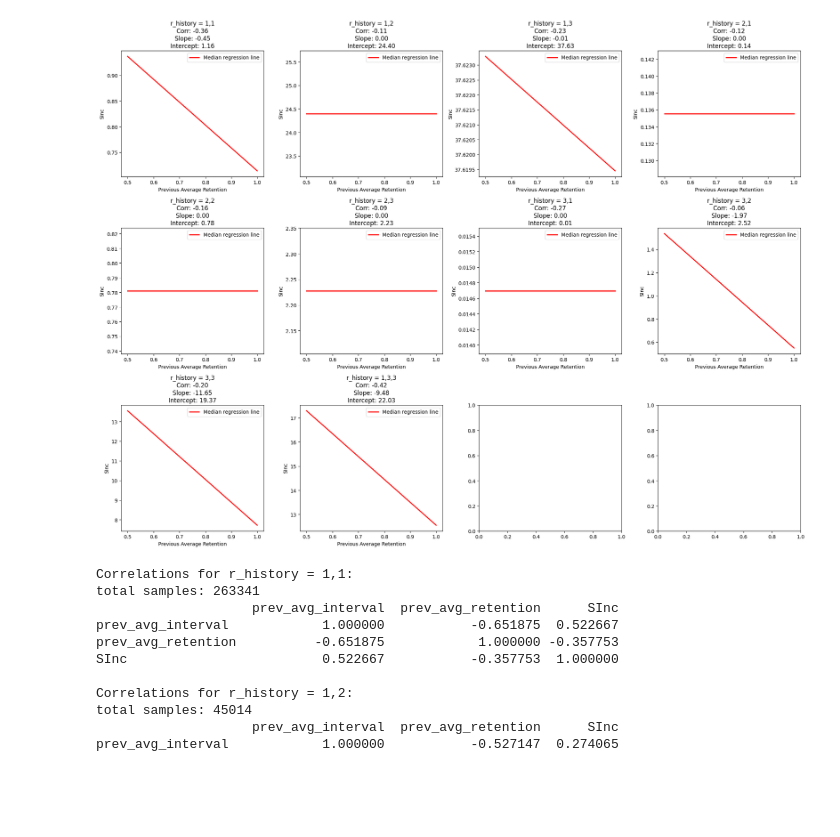
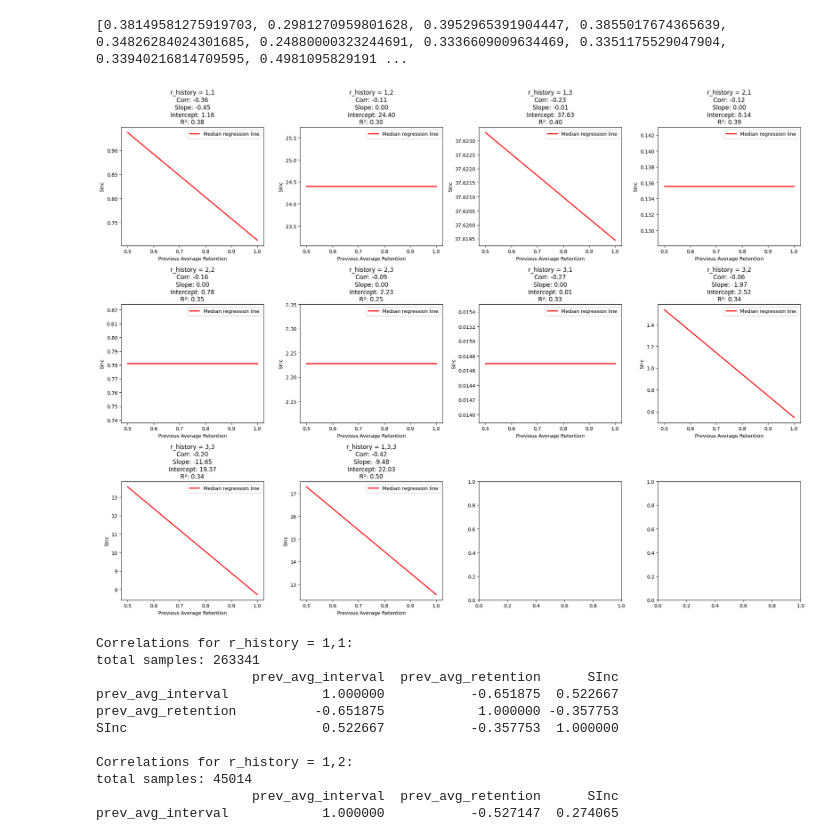
Before and after one commit to open-spaced-repetition/short-term-memory-research, a Jupyter notebook: correlation.ipynb, the cells around one changed output. Saved outputs shown, nothing was run; the diff lists cells and outputs as text; code cells hidden in the pictures; blank space fills up the shorter version.

Commit message:
add r2 score

```diff
--- a/correlation.ipynb
+++ b/correlation.ipynb
@@ -9,7 +11,6 @@ df = pd.concat(df_list, ignore_index=True)
 # %%
 import matplotlib.pyplot as plt
 from sklearn.linear_model import LinearRegression
-import numpy as np
 from tqdm.auto import tqdm
 
 
@@ -30,14 +31,14 @@ r_history_list = [
 fig, axes = plt.subplots(3, 4, figsize=(20, 15))
 axes = axes.ravel()
 
-# Store all slopes for return value
-all_slopes = []
+all_r2_scores = []
 
 for idx, r_history in enumerate(tqdm(r_history_list)):
     # Initialize lists to store coefficients for this r_history
     intercepts = []
     slopes = []
     weights = []
+    r2_scores = []
 
     # Initialize weighted correlation calculation
     total_samples = 0
@@ -61,6 +62,7 @@ for idx, r_history in enumerate(tqdm(r_history_list)):
         intercepts.append(reg.intercept_)
         slopes.append(reg.coef_[0])
         weights.append(sample_size.sum())
+        r2_scores.append(reg.score(X, y, sample_weight=sample_size))
 
         # Calculate correlation for this user
         corr_matrix = data[["prev_avg_retention", "SInc"]].corr()
@@ -74,37 +76,41 @@ for idx, r_history in enumerate(tqdm(r_history_list)):
         # avg_slope = np.average(slopes, weights=weights)
         median_intercept = np.median(intercepts)
         median_slope = np.median(slopes)
-        all_slopes.extend(slopes)
+        average_r2 = np.average(r2_scores, weights=weights)
+        all_r2_scores.append(average_r2)
 
         # Calculate weighted average correlation
         weighted_avg_corr = (
             sum(matrix * weight for matrix, weight in weighted_corr_matrices)
             / total_samples
             if total_samples > 0
             else 0
         )
         corr_value = weighted_avg_corr.iloc[
             0, 1
         ]  # Get correlation between prev_avg_retention and SInc
 
         # Plot average line
         x_range = np.linspace(0.5, 1, 100).reshape(-1, 1)
         y_pred = median_slope * x_range + median_intercept
 
         axes[idx].plot(
             x_range, y_pred, color="red", linewidth=2, label="Median regression line"
         )
         axes[idx].set_xlabel("Previous Average Retention")
         axes[idx].set_ylabel("SInc")
         axes[idx].set_title(
-            f"r_history = {r_history}\nCorr: {corr_value:.2f}\nSlope: {median_slope:.2f}\nIntercept: {median_intercept:.2f}"
+            f"r_history = {r_history}\nCorr: {corr_value:.2f}\nSlope: {median_slope:.2f}\n"
+            f"Intercept: {median_intercept:.2f}\nR²: {average_r2:.2f}"
         )
         axes[idx].legend()
 
+print(all_r2_scores)
 plt.tight_layout()
 plt.show()
 # %% [output]
+[0.38149581275919703, 0.2981270959801628, 0.3952965391904447, 0.3855017674365639, 0.34826284024301685, 0.24880000323244691, 0.3336609009634469, 0.3351175529047904, 0.33940216814709595, 0.4981095829191 ...
-[figure, old version]
+[figure, new version]
 # %%
 
 for r_history in r_history_list:
```
Also changed, not shown: parts of 1 cell of this notebook.
